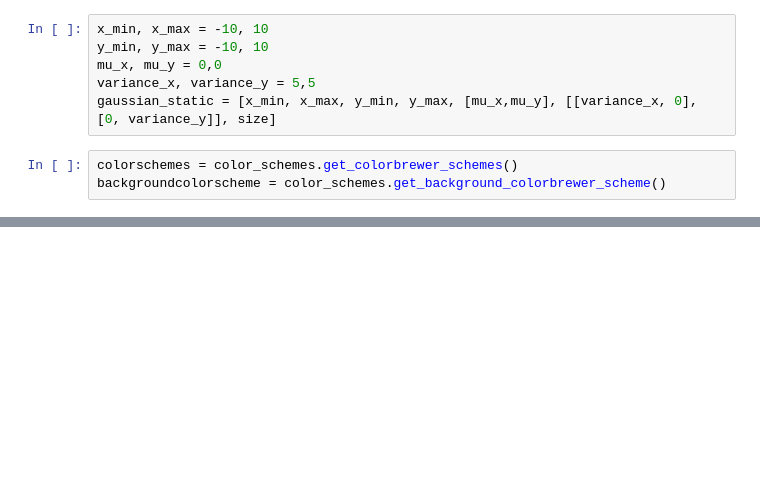
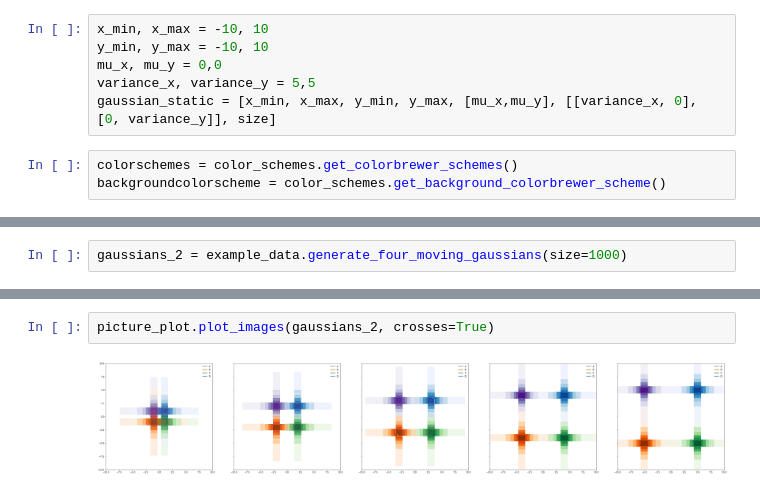
Before and after one commit to asver12/contour-maps-visualization, a Jupyter notebook: examples/RowPlot.ipynb, the cells around one changed output, grey strips where cells are left out. Saved outputs shown, nothing was run; the diff lists cells and outputs as text; blank space fills up the shorter version.

```diff
--- a/examples/RowPlot.ipynb
+++ b/examples/RowPlot.ipynb
@@ -78,0 +42,2 @@ picture_grid.plot_images(images_2[:2], gaussians_2[:2])
+# %%
+gaussians_2 = example_data.generate_four_moving_gaussians(size=1000)
@@ -78,0 +65,4 @@ picture_grid.plot_images(images_2[:2], gaussians_2[:2])
+# %%
+picture_plot.plot_images(gaussians_2, crosses=True)
+# %% [output]
+[figure, added]
```
Also changed, not shown: parts of 16 cells of this notebook, 11 other files.
